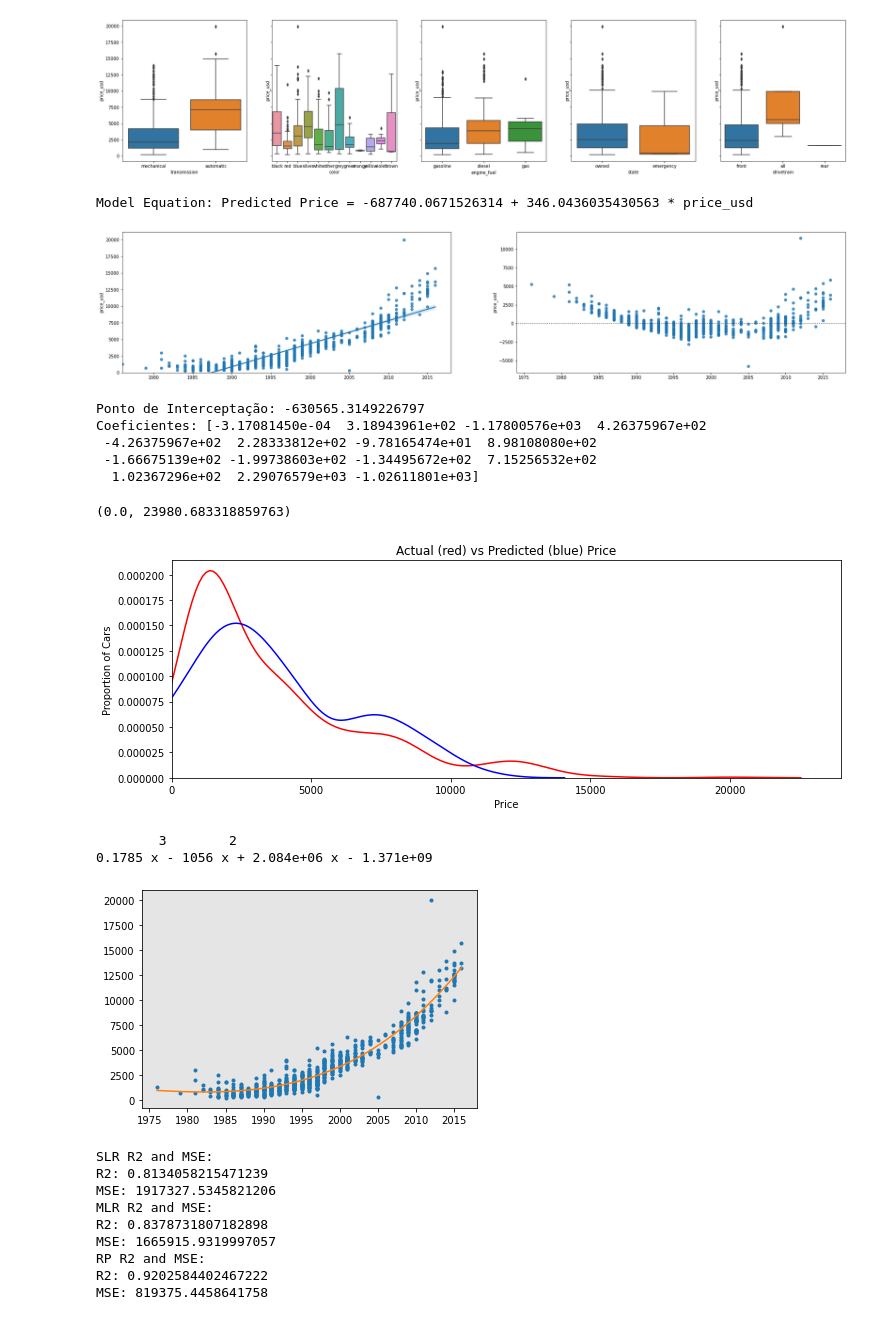
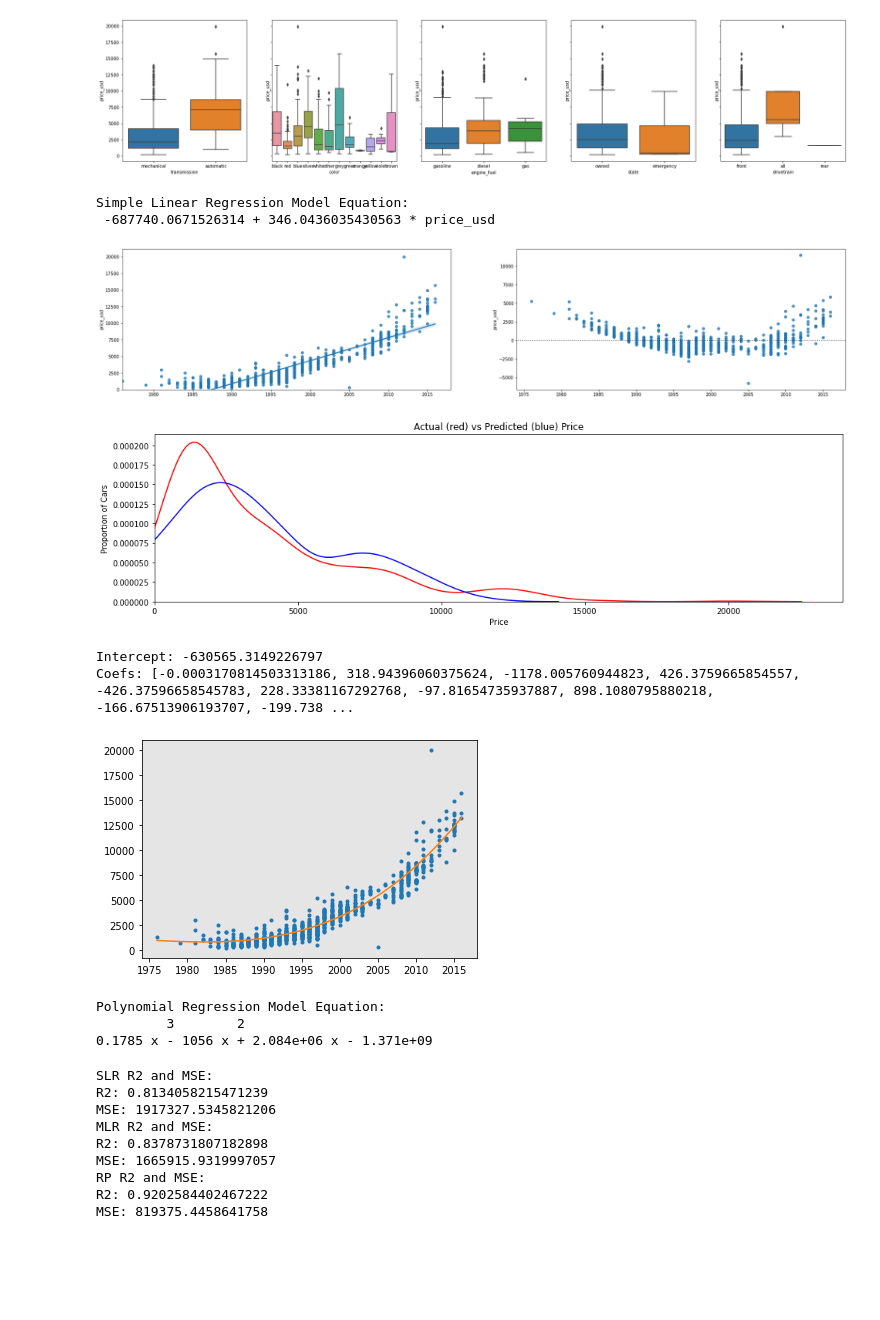
Before and after one commit to grtfreitas/PredictiveModelingRegression, a Jupyter notebook: PredictiveModelingRegression.ipynb, the cells around one changed output. Saved outputs shown, nothing was run; the diff lists cells and outputs as text; code cells hidden in the pictures; blank space fills up the shorter version.

```diff
--- a/PredictiveModelingRegression.ipynb
+++ b/PredictiveModelingRegression.ipynb
@@ -49,67 +49,64 @@ def CoefPearson(df):
     lp = []
     for x in list(df.columns):
         coef, p = stats.pearsonr(df[x],df[Y])
-        lcoef.append(round(coef,2))
-        lp.append(round(p,2))
+        lcoef.append(coef)
+        lp.append(round(p,3))
     return pd.DataFrame(lcoef).merge(pd.DataFrame(lp),on=df.columns).rename(columns={'key_0':'IndependentVar','0_x':'PearsonCoef','0_y':'P-Value'}).drop([0]).reset_index(drop=True)
 
 def FilterP(df,plimit):
-    return df[df['P-Value'] <= 0.05].reset_index(drop=True)
+    return df[df['P-Value'] <= plimit].reset_index(drop=True)
 
 def ListP(df,plimit):   # MLR variable list (filter n biggest))
     return list(FilterP(df,plimit)['IndependentVar'])
 
-def ListMaxAbsCoef(df): #PR and SLR variable list
+def ListMaxAbsCoef(df,plimit): #PR and SLR variable list
+    df = FilterP(df,plimit)
     return list(df.loc[df['PearsonCoef'].abs().idxmax()])
 # %%
 #Simple Linear Regression + Residual Plot
 ##Create plot function
-BestIndVar = ListMaxAbsCoef(FilterP(CoefPearson(cardf),0.05))
+BestIndVar = ListMaxAbsCoef(CoefPearson(cardf),0.05)
 TargetVar = cardf[Y]
 lm = LinearRegression()
-x = cardf[BestIndVar[0]]
 X = cardf[[BestIndVar[0]]].values
 lm.fit(X,TargetVar)
 fig, axs = plt.subplots(ncols=2, figsize=(30,6))
 ax0 = sns.regplot(x=X,y=TargetVar,data=cardf,ax=axs[0])
 ax1 = sns.residplot(x=X,y=TargetVar,data=cardf,ax=axs[1])
 ax0.set_ylim(0,)
-ax0.set_xlim(x.min(),)
-print('Model Equation: Predicted Price =',lm.intercept_,'+',float(lm.coef_),'*',Y)
+ax0.set_xlim(X.min(),)
+print('Simple Linear Regression Model Equation:\n',lm.intercept_,'+',float(lm.coef_),'*',Y)
 #Residual plot shows that linear regression is not a good model (curvy residual)
 # %% [output]
-Model Equation: Predicted Price = -687740.0671526314 + 346.0436035430563 * price_usd
+Simple Linear Regression Model Equation:
+ -687740.0671526314 + 346.0436035430563 * price_usd
 [figure]
 # %%
 #Regressão Linear Múltipla
 ##better show coef and intercept (table?)
 lm1 = LinearRegression()
 Z = cardf[ListP(CoefPearson(cardf),0.05)].values #Z is the selection of independent variable columns
 lm1.fit(Z,TargetVar)
-print("Ponto de Interceptação:",lm1.intercept_)
-print("Coeficientes:",lm1.coef_)
+##Create plot function
+plt.figure(figsize=(16,4))
+ax1 = sns.kdeplot(TargetVar, color="r", label="Actual Value")
+sns.kdeplot(lm1.predict(Z), color="b", label="Predicted Values", ax=ax1)
+plt.title('Actual (red) vs Predicted (blue) Price')
+plt.xlabel('Price')
+plt.ylabel('Proportion of Cars')
+plt.xlim(0,)
+plt.show()
+plt.close()
+print("Intercept:",lm1.intercept_)
+print("Coefs:",list(lm1.coef_))
 # %% [output]
+[figure, added]
-Ponto de Interceptação: -630565.3149226797
-Coeficientes: [-3.17081450e-04  3.18943961e+02 -1.17800576e+03  4.26375967e+02
- -4.26375967e+02  2.28333812e+02 -9.78165474e+01  8.98108080e+02
- -1.66675139e+02 -1.99738603e+02 -1.34495672e+02  7.15256532e+02
-  1.02367296e+02  2.29076579e+03 -1.02611801e+03]
+Intercept: -630565.3149226797
+Coefs: [-0.0003170814503313186, 318.94396060375624, -1178.005760944823, 426.3759665854557, -426.37596658545783, 228.33381167292768, -97.81654735937887, 898.1080795880218, -166.67513906193707, -199.738 ...
-# %%
-##Create plot function
-plt.figure(figsize=(12,4))
-ax1 = sns.kdeplot(TargetVar, color="r", label="Actual Value")
-sns.kdeplot(lm1.predict(Z), color="b", label="Predicted Values", ax=ax1)
-plt.title('Actual (red) vs Predicted (blue) Price')
-plt.xlabel('Price')
-plt.ylabel('Proportion of Cars')
-plt.xlim(0,)
-# %% [output]
-(0.0, 23980.683318859763)
-[figure, removed]
 # %%
 #Polynomial Regression Plotting
 def PlotPR(model, X, Y):
-    x_new = np.linspace(x.min(),x.max())
+    x_new = np.linspace(X.min(),X.max())
     y_new = model(x_new)
     plt.plot(X, TargetVar, '.', x_new, y_new, '-')
     ax = plt.gca()
@@ -117,14 +114,15 @@ def PlotPR(model, X, Y):
     fig = plt.gcf()
     plt.show()
     plt.close()
-
+x = cardf[BestIndVar[0]].values
 p = np.poly1d(np.polyfit(x, TargetVar, 3)) #3 degrees polynomial. Adjust to be selectable and be ready for hyperparameters
-print(p)
 PlotPR(p, x, TargetVar)
+print('Polynomial Regression Model Equation:\n',p)
 # %% [output]
+[figure]
-        3        2
+Polynomial Regression Model Equation:
+         3        2
 0.1785 x - 1056 x + 2.084e+06 x - 1.371e+09
-[figure]
 # %%
 def R2andMSE(realY,predictY):
     print('R2:',r2_score(realY,predictY))
```
Also changed, not shown: parts of 2 cells of this notebook.
